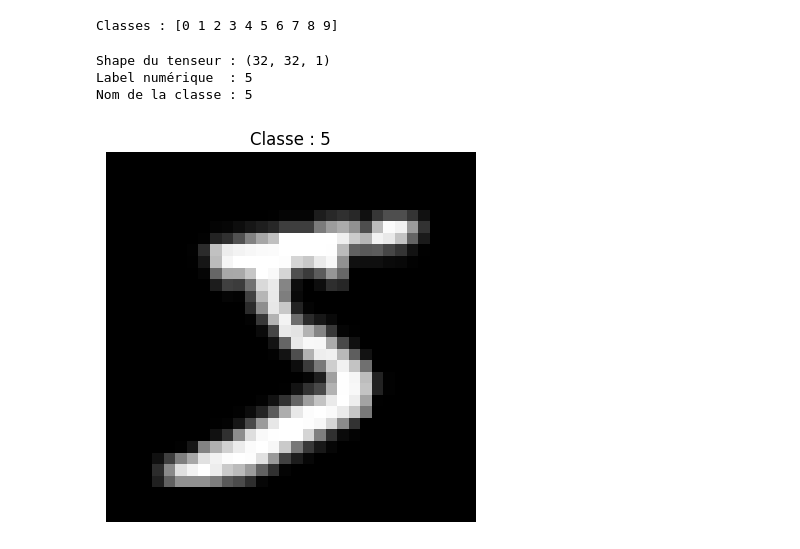
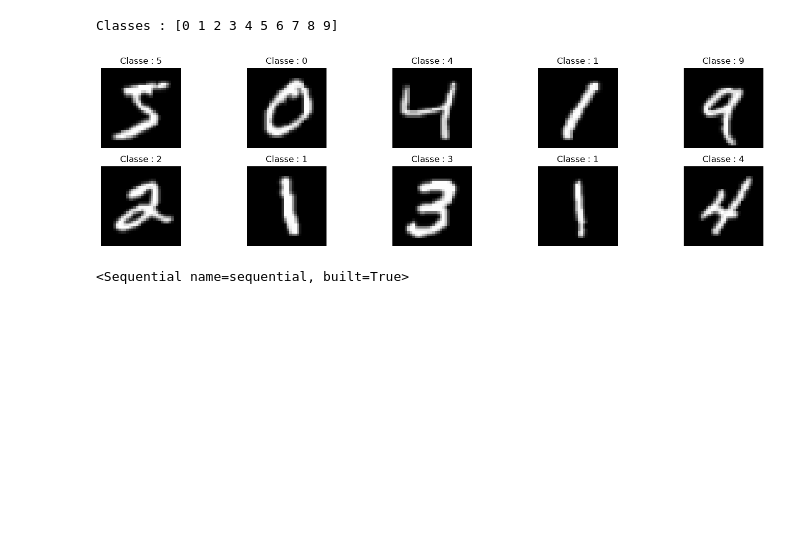
Before and after one commit to koussamohamedanis-lab/Construire-CNN-simple-avec-TensorFlow-sans-augmentation, a Jupyter notebook: TP_CNN_simple_TensorFlow_sans_augmentation.ipynb, the cells around one changed output. Cells and saved outputs as stored; diff of their text form; code cells hidden in the pictures; blank space fills up the shorter version.

```diff
--- a/TP_CNN_simple_TensorFlow_sans_augmentation.ipynb
+++ b/TP_CNN_simple_TensorFlow_sans_augmentation.ipynb
@@ -48,22 +48,18 @@ print("Classes :", labels)
 # %% [output]
 Classes : [0 1 2 3 4 5 6 7 8 9]
 # %%
-image = X_train[0]
-label = int(y_train[0])
+plt.figure(figsize=(15, 4))
 
-print("Shape du tenseur :", image.shape)
-print("Label numérique  :", label)
-print("Nom de la classe :", label)
+for i in range(10):
+    plt.subplot(2, 5, i + 1)
+    plt.imshow(tf.squeeze(X_train[i]), cmap="gray")
+    plt.title(f"Classe : {int(y_train[i])}")
+    plt.axis("off")
 
-plt.imshow(tf.squeeze(image), cmap="gray")
-plt.title(f"Classe : {label}")
-plt.axis("off")
+plt.tight_layout()
 plt.show()
 # %% [output]
-Shape du tenseur : (32, 32, 1)
-Label numérique  : 5
-Nom de la classe : 5
-[figure, old version]
+[figure, new version]
 # %%
 # 2. Build the CNN model
 model = models.Sequential([
@@ -86,6 +82,9 @@ model = models.Sequential([
     layers.Dense(64, activation='relu'),
     layers.Dense(10, activation='softmax')
 ])
+model
+# %% [output]
+<Sequential name=sequential, built=True>
 # %%
 # 3. Compile the model
 model.compile(
```
Also changed, not shown: parts of 5 cells of this notebook.
